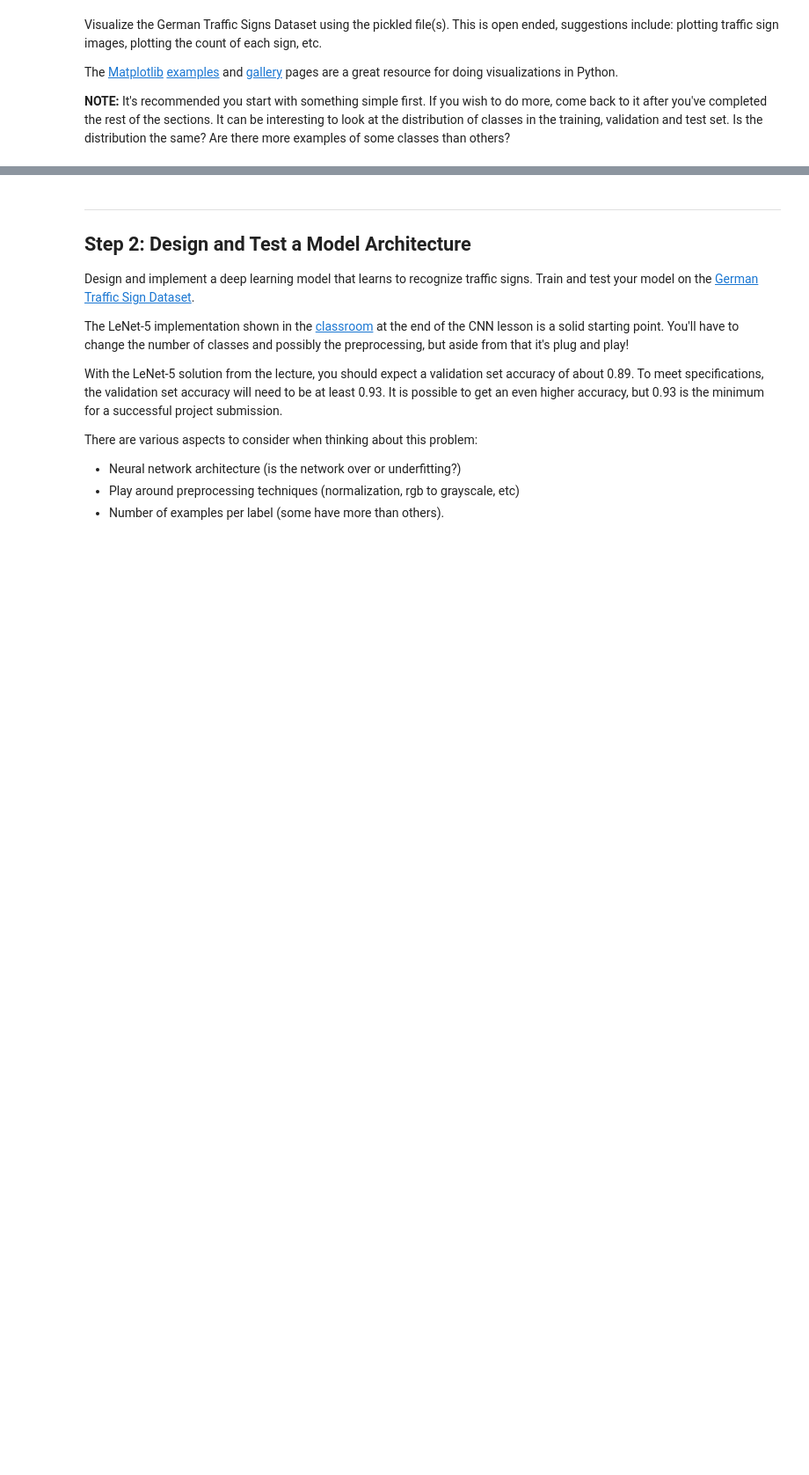
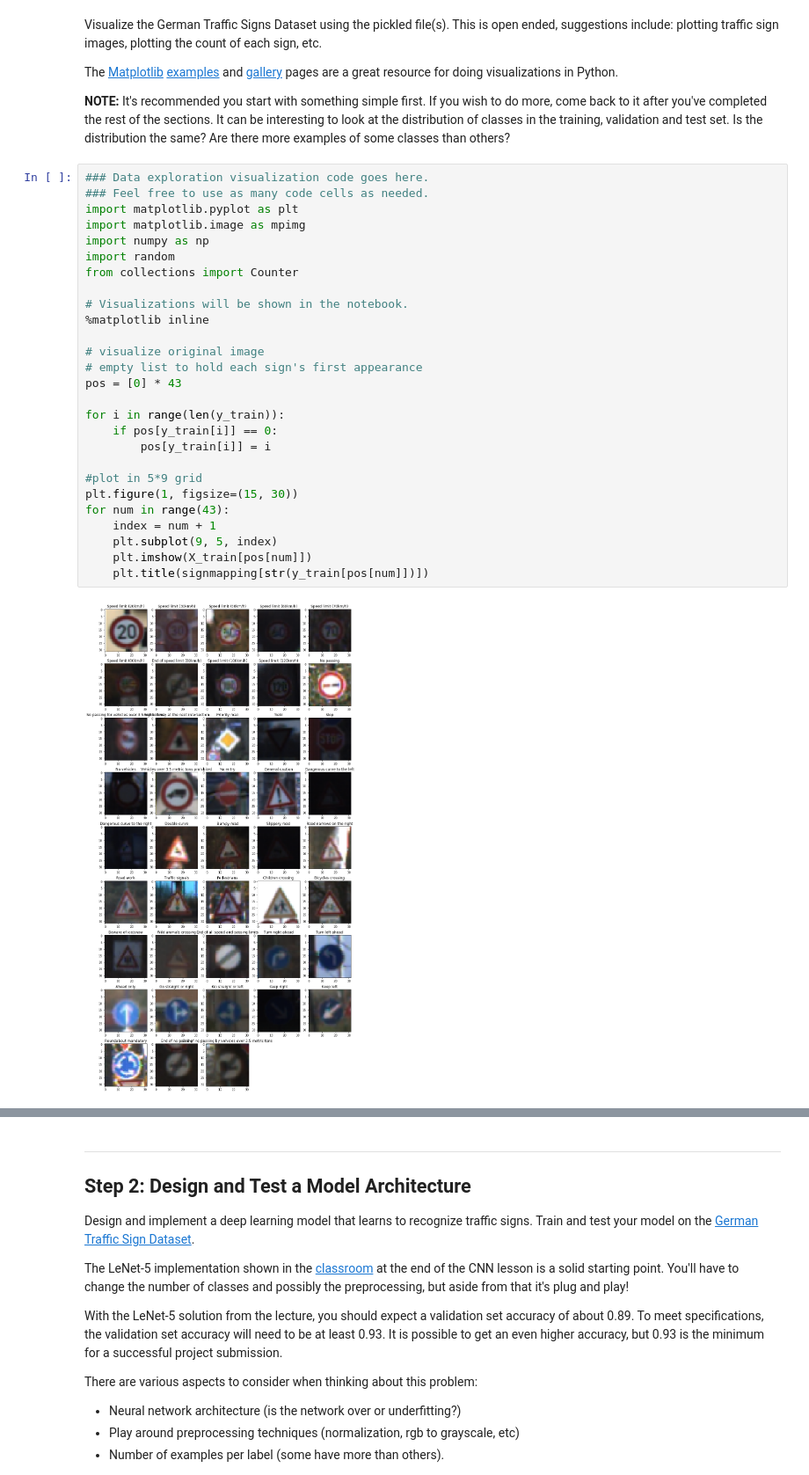
Before and after one commit to lancerdancer/CarND-Traffic-Sign-Classifier-Project, a Jupyter notebook: Traffic_Sign_Classifier.ipynb, the cells around one changed output, grey strips where cells are left out. Shown at 88% size. Saved outputs shown, nothing was run; the diff lists cells and outputs as text; blank space fills up the shorter version.

Commit message:
submitted version. changed visualization of all 43 signs

```diff
--- a/Traffic_Sign_Classifier.ipynb
+++ b/Traffic_Sign_Classifier.ipynb
@@ -101,4 +103,33 @@ Visualize the German Traffic Signs Dataset using the pickled file(s). This is op
 The [Matplotlib](http://matplotlib.org/) [examples](http://matplotlib.org/examples/index.html) and [gallery](http://matplotlib.org/gallery.html) pages are a great resource for doing visualizations in Python.
 
 **NOTE:** It's recommended you start with something simple first. If you wish to do more, come back to it after you've completed the rest of the sections. It can be interesting to look at the distribution of classes in the training, validation and test set. Is the distribution the same? Are there more examples of some classes than others?
+# %%
+### Data exploration visualization code goes here.
+### Feel free to use as many code cells as needed.
+import matplotlib.pyplot as plt
+import matplotlib.image as mpimg
+import numpy as np
+import random
+from collections import Counter
+
+# Visualizations will be shown in the notebook.
+%matplotlib inline
+
+# visualize original image
+# empty list to hold each sign's first appearance
+pos = [0] * 43
+
+for i in range(len(y_train)):
+    if pos[y_train[i]] == 0:
+        pos[y_train[i]] = i
+
+#plot in 5*9 grid
+plt.figure(1, figsize=(15, 30))
+for num in range(43):
+    index = num + 1
+    plt.subplot(9, 5, index)
+    plt.imshow(X_train[pos[num]])
+    plt.title(signmapping[str(y_train[pos[num]])])
+# %% [output]
+[figure, added]
 # %%
```
Also changed, not shown: parts of 8 cells of this notebook, 3 other files.
